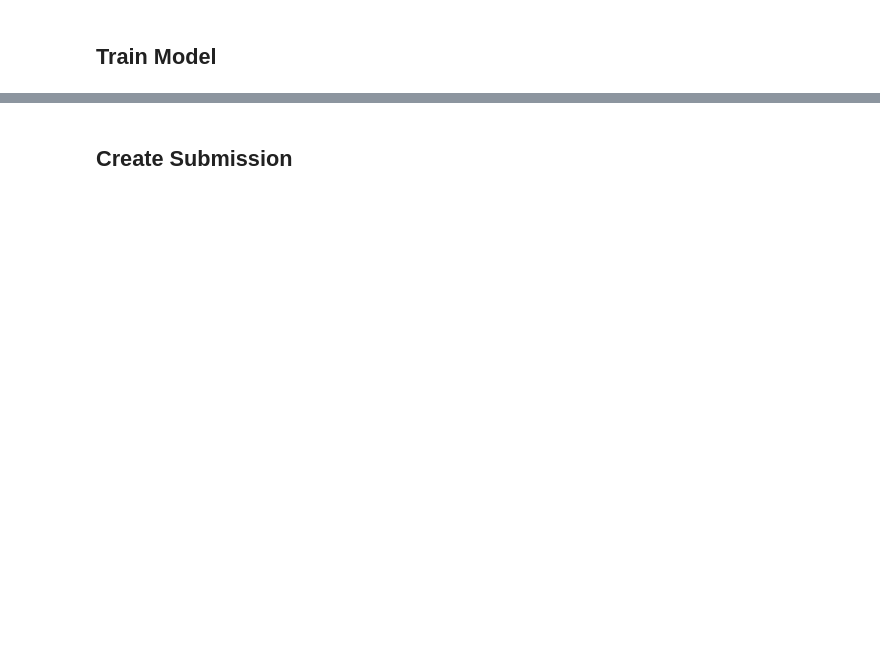
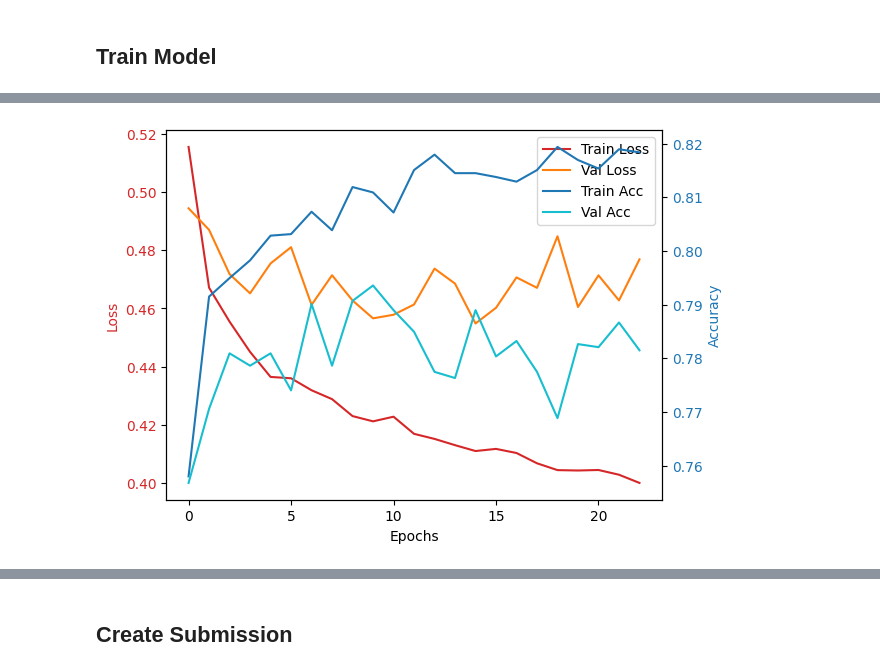
Before and after one commit to RonMallory/notebooks, a Jupyter notebook: kaggle/space-ship-titanic/space-ship-titanic.ipynb, the cells around one changed output, grey strips where cells are left out. Drawn from its saved outputs; the diff is of its cells as text; code cells hidden in the pictures; blank space fills up the shorter version.

Commit message:
chore: update with initial submission code

```diff
--- a/kaggle/space-ship-titanic/space-ship-titanic.ipynb
+++ b/kaggle/space-ship-titanic/space-ship-titanic.ipynb
@@ -211,0 +564,87 @@ ModuleNotFoundError: No module named 'tensorflow'
+# %%
+# Define hyperparameters
+hyperparameters = {
+    "epochs": 30,  # Number of training epochs
+    "batch_size": 12,  # Batch size for the training
+    "dense_layer1_units": 128,  # Number of neurons in the first dense layer
+    "dense_layer2_units": 64,  # Number of neurons in the second dense layer
+    "dropout_rate1": 0.2,  # Dropout rate after the first dense layer
+    "dropout_rate2": 0.3,  # Dropout rate after the second dense layer
+    "optimizer": "adam",  # Optimization algorithm
+    "learning_rate": 0.001,  # Learning rate (if None, default for Adam is used)
+    "l1_reg": 1e-5,  # L1 regularization strength
+    "l2_reg": 1e-4,  # L2 regularization strength
+    "early_stopping_monitor": "val_loss",  # Metric to monitor for early stopping
+    "early_stopping_min_delta": 0,  # Minimum change in the monitored metric for early stopping
+    "early_stopping_patience": 8,  # Number of epochs with no improvement to wait before stopping
+    "early_stopping_verbose": 1,  # Verbosity mode
+    "early_stopping_mode": "auto",  # Direction to be monitored ('auto', 'min', or 'max')
+    "validation_split": 0.2,  # Fraction of the data to be used for validation
+}
+# %%
+
+
+# Initialize EarlyStopping callback
+early_stopping = EarlyStopping(
+    monitor=hyperparameters["early_stopping_monitor"],
+    min_delta=hyperparameters["early_stopping_min_delta"],
+    patience=hyperparameters["early_stopping_patience"],
+    verbose=hyperparameters["early_stopping_verbose"],
+    mode=hyperparameters["early_stopping_mode"],
+)
+
+# Separate features and target variable from training data
+X_train = train_processed.drop("Transported", axis=1)
+y_train = train_processed["Transported"]
+
+# Feature scaling
+scaler = StandardScaler()
+X_train_scaled = scaler.fit_transform(X_train)
+X_test_scaled = scaler.transform(test_processed)  # Assuming test_processed exists
+
+# Build neural network model
+predictor = Sequential([
+    Dense(
+        hyperparameters["dense_layer1_units"],
+        activation="relu",
+        input_shape=(X_train_scaled.shape[1],),
+        kernel_regularizer=regularizers.l1_l2(
+            l1=hyperparameters["l1_reg"], l2=hyperparameters["l2_reg"]
+        ),
+    ),
+    Dropout(hyperparameters["dropout_rate1"]),
+    Dense(
+        hyperparameters["dense_layer2_units"],
+        activation="relu",
+        kernel_regularizer=regularizers.l1_l2(
+            l1=hyperparameters["l1_reg"], l2=hyperparameters["l2_reg"]
+        ),
+    ),
+    Dropout(hyperparameters["dropout_rate2"]),
+    Dense(1, activation="sigmoid")  # Binary classification
+])
+
+# Compile the model
+if hyperparameters["learning_rate"]:
+    optimizer = Adam(learning_rate=hyperparameters["learning_rate"])
+else:
+    optimizer = hyperparameters["optimizer"]
+
+predictor.compile(optimizer=optimizer, loss="binary_crossentropy", metrics=["accuracy"])
+
+# Train the model
+history = predictor.fit(
+    X_train_scaled,
+    y_train,
+    epochs=hyperparameters["epochs"],
+    batch_size=hyperparameters["batch_size"],
+    validation_split=hyperparameters["validation_split"],
+    callbacks=[early_stopping],
+)
+
+# Make predictions on the test set (scaled)
+y_train_pred = predictor.predict(X_train_scaled)
+
+# Evaluate model performance and plot metrics
+plot_training_history_with_metrics(history, y_train, y_train_pred)
+# %% [output]
@@ -211,0 +668 @@ ModuleNotFoundError: No module named 'tensorflow'
+[figure, added]
```
Also changed, not shown: parts of 57 cells of this notebook, 3 other files.
